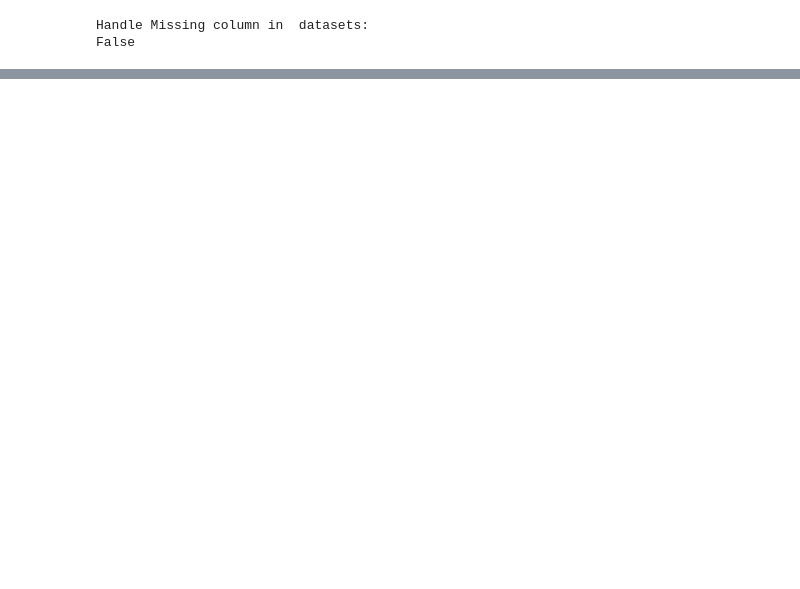
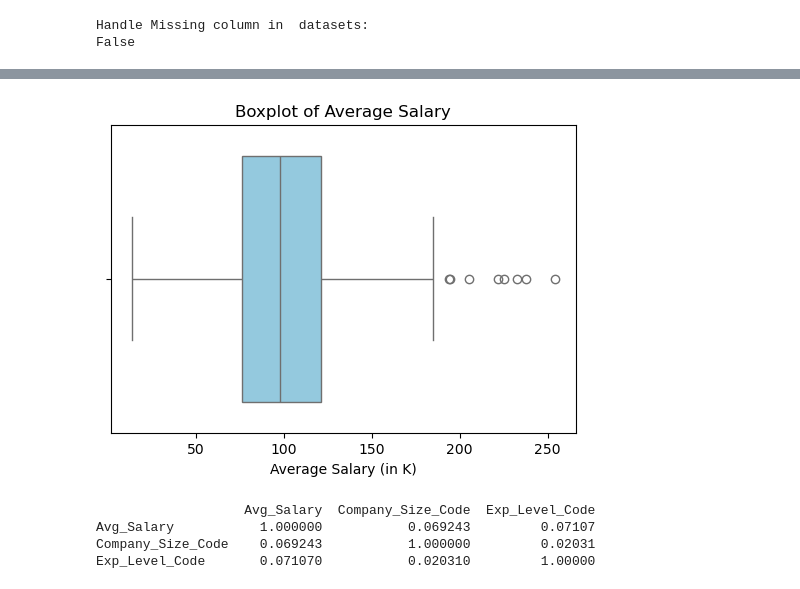
Before and after one commit to iamarul/mtech-class, a Jupyter notebook: 1st_sem/FAI/Hackathon-1/hack-prob.ipynb, the cells around one changed output, grey strips where cells are left out. Drawn from its saved outputs; the diff is of its cells as text; code cells hidden in the pictures; blank space fills up the shorter version.

```diff
--- a/1st_sem/FAI/Hackathon-1/hack-prob.ipynb
+++ b/1st_sem/FAI/Hackathon-1/hack-prob.ipynb
@@ -3,7 +3,9 @@ import pandas as pd
 # %%
-df = pd.read_csv('glassdoor_jobs.csv')
+all_job_df = pd.read_csv('glassdoor_jobs.csv')
+df = all_job_df.iloc[:,1:]
+
 # shape of datasets
-print("1. Shape of datasets are : ",df.shape)
+print("1. Shape of Data Scientist datasets are : ",df.shape)
 print("Number of rows: ",df.shape[0])
 print("Number of columns: ",df.shape[1])
 # %% [output]
@@ -44,3 +18,9 @@ print(df.isnull().any().any())
 # %% [output]
 Handle Missing column in  datasets:
 False
+# %%
+# Remove Duplicate Rows
+duplicates = df.duplicated().sum()
+print("\nDuplicate Rows:",duplicates)
+
+df.drop_duplicates(inplace=True)
@@ -46,0 +131,24 @@ False
+# %%
+def extract_experience_level(text):
+    text = text.lower()
+    if 'entry' in text or 'junior' in text or 'fresher' in text:
+        return 'Entry-level'
+    elif 'mid' in text or 'intermediate' in text or '3-5 years' in text:
+        return 'Mid-level'
+    elif 'senior' in text or 'lead' in text or 'principal' in text or 'manager' in text or 'sr' in text:
+        return 'Senior-level'
+    else:
+        return 'Mid-level'
+
+df['Experience_Level'] = df['Job Title'].apply(extract_experience_level)
+
+exp_counts = df['Experience_Level'].value_counts()
+print(exp_counts)
+
+
+plt.figure(figsize=(6,4))
+sns.barplot(x=exp_counts.index, y=exp_counts.values, palette='viridis')
+plt.title('Distribution of Experience Levels')
+plt.xlabel('Experience Level')
+plt.ylabel('Number of Job Postings')
+plt.show()
@@ -46,0 +165,34 @@ False
+# %%
+plt.figure(figsize=(6,4))
+sns.boxplot(x=df['Avg_Salary'], color='skyblue')
+plt.title('Boxplot of Average Salary')
+plt.xlabel('Average Salary (in K)')
+plt.show()
+# %% [output]
+[figure, added]
+# %%
+def map_company_size(size):
+    if '1 to 50' in size or '51 to 200' in size:
+        return 1
+    elif '201 to 500' in size or '501 to 1000' in size:
+        return 2
+    elif '1001 to 5000' in size:
+        return 3
+    elif '5001 to 10000' in size:
+        return 4
+    elif '10000+' in size:
+        return 5
+    else:
+        return None
+
+df['Company_Size_Code'] = df['Size'].apply(map_company_size)
+
+exp_map = {'Entry-level': 1, 'Mid-level': 2, 'Senior': 3}
+df['Exp_Level_Code'] = df['Experience_Level'].map(exp_map)
+correlation = df[['Avg_Salary', 'Company_Size_Code', 'Exp_Level_Code']].corr()
+print(correlation)
+# %% [output]
+                   Avg_Salary  Company_Size_Code  Exp_Level_Code
+Avg_Salary           1.000000           0.069243         0.07107
+Company_Size_Code    0.069243           1.000000         0.02031
+Exp_Level_Code       0.071070           0.020310         1.00000
```
Also changed, not shown: parts of 20 cells of this notebook, 32 other files.
